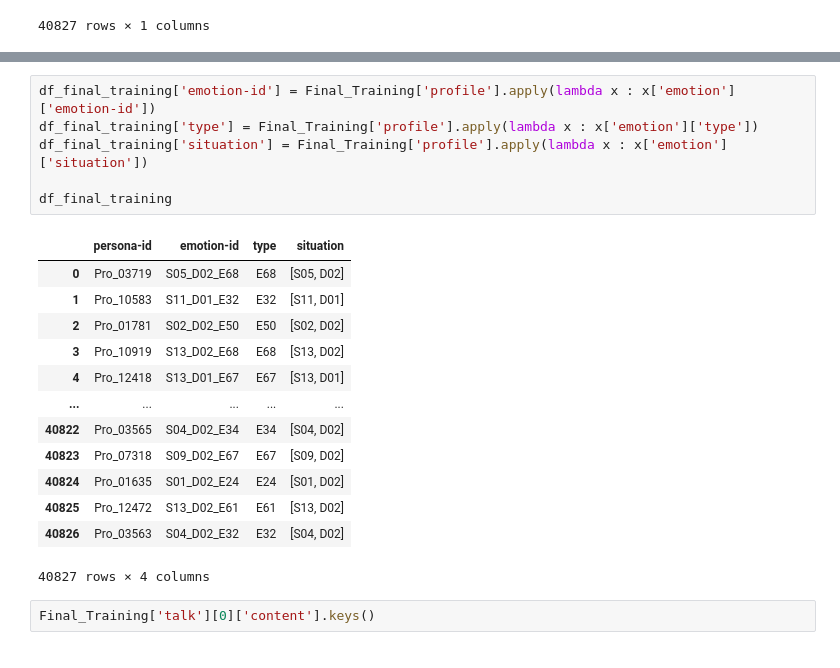
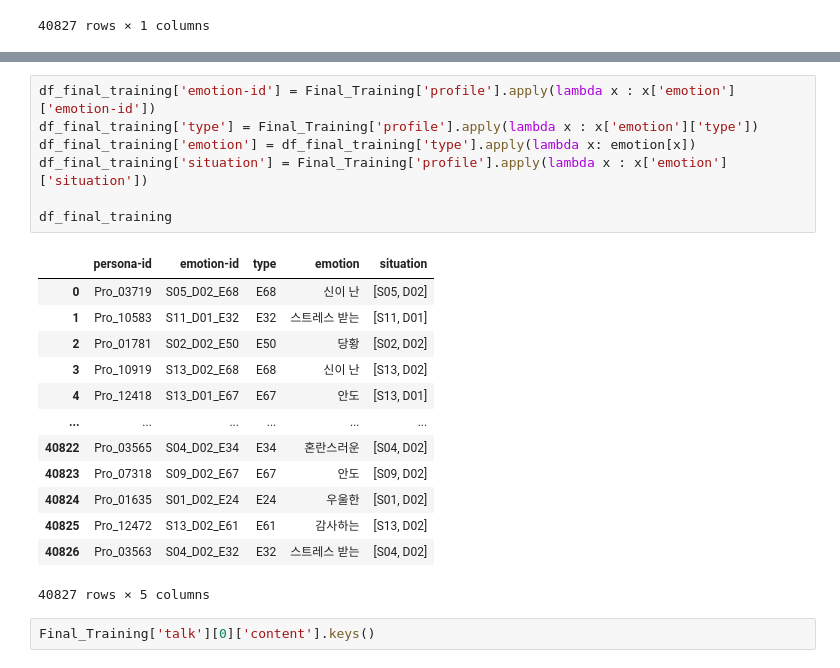
Before and after one commit to thingineeer/depression-classification-diary, a Jupyter notebook: json_to_dataframe.ipynb, the cells around one changed output, grey strips where cells are left out. Saved outputs shown, nothing was run; the diff lists cells and outputs as text.

Commit message:
add emotion by type

```diff
--- a/json_to_dataframe.ipynb
+++ b/json_to_dataframe.ipynb
@@ -64,23 +127,24 @@ df_final_training
 # %%
 df_final_training['emotion-id'] = Final_Training['profile'].apply(lambda x : x['emotion']['emotion-id'])
 df_final_training['type'] = Final_Training['profile'].apply(lambda x : x['emotion']['type'])
+df_final_training['emotion'] = df_final_training['type'].apply(lambda x: emotion[x])
 df_final_training['situation'] = Final_Training['profile'].apply(lambda x : x['emotion']['situation'])
 
 df_final_training
 # %% [output]
-|  | persona-id | emotion-id | type | situation |
-| 0 | Pro_03719 | S05_D02_E68 | E68 | [S05, D02] |
-| 1 | Pro_10583 | S11_D01_E32 | E32 | [S11, D01] |
-| 2 | Pro_01781 | S02_D02_E50 | E50 | [S02, D02] |
-| 3 | Pro_10919 | S13_D02_E68 | E68 | [S13, D02] |
-| 4 | Pro_12418 | S13_D01_E67 | E67 | [S13, D01] |
-| ... | ... | ... | ... | ... |
-| 40822 | Pro_03565 | S04_D02_E34 | E34 | [S04, D02] |
-| 40823 | Pro_07318 | S09_D02_E67 | E67 | [S09, D02] |
-| 40824 | Pro_01635 | S01_D02_E24 | E24 | [S01, D02] |
-| 40825 | Pro_12472 | S13_D02_E61 | E61 | [S13, D02] |
-| 40826 | Pro_03563 | S04_D02_E32 | E32 | [S04, D02] |
+|  | persona-id | emotion-id | type | emotion | situation |
+| 0 | Pro_03719 | S05_D02_E68 | E68 | 신이 난 | [S05, D02] |
+| 1 | Pro_10583 | S11_D01_E32 | E32 | 스트레스 받는 | [S11, D01] |
+| 2 | Pro_01781 | S02_D02_E50 | E50 | 당황 | [S02, D02] |
+| 3 | Pro_10919 | S13_D02_E68 | E68 | 신이 난 | [S13, D02] |
+| 4 | Pro_12418 | S13_D01_E67 | E67 | 안도 | [S13, D01] |
+| ... | ... | ... | ... | ... | ... |
+| 40822 | Pro_03565 | S04_D02_E34 | E34 | 혼란스러운 | [S04, D02] |
+| 40823 | Pro_07318 | S09_D02_E67 | E67 | 안도 | [S09, D02] |
+| 40824 | Pro_01635 | S01_D02_E24 | E24 | 우울한 | [S01, D02] |
+| 40825 | Pro_12472 | S13_D02_E61 | E61 | 감사하는 | [S13, D02] |
+| 40826 | Pro_03563 | S04_D02_E32 | E32 | 스트레스 받는 | [S04, D02] |
-40827 rows × 4 columns
+40827 rows × 5 columns
 # %%
 Final_Training['talk'][0]['content'].keys()
 # %% [output]
```
Also changed, not shown: parts of 3 cells of this notebook, 2 other files.
